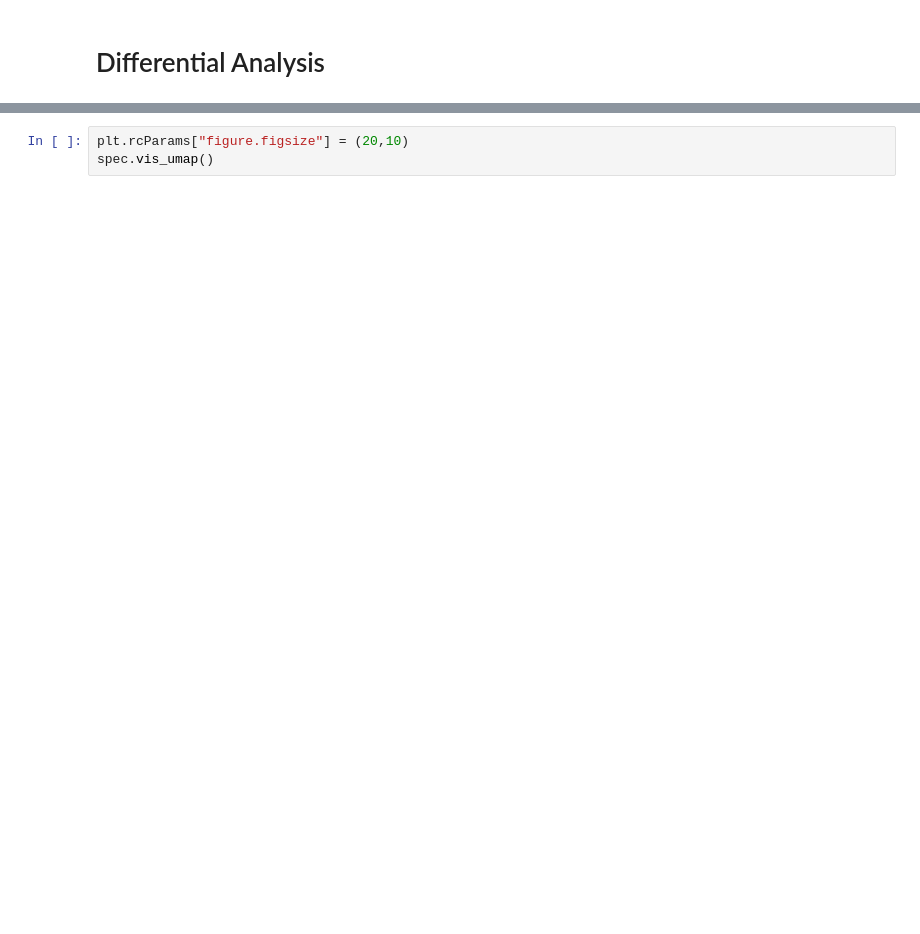
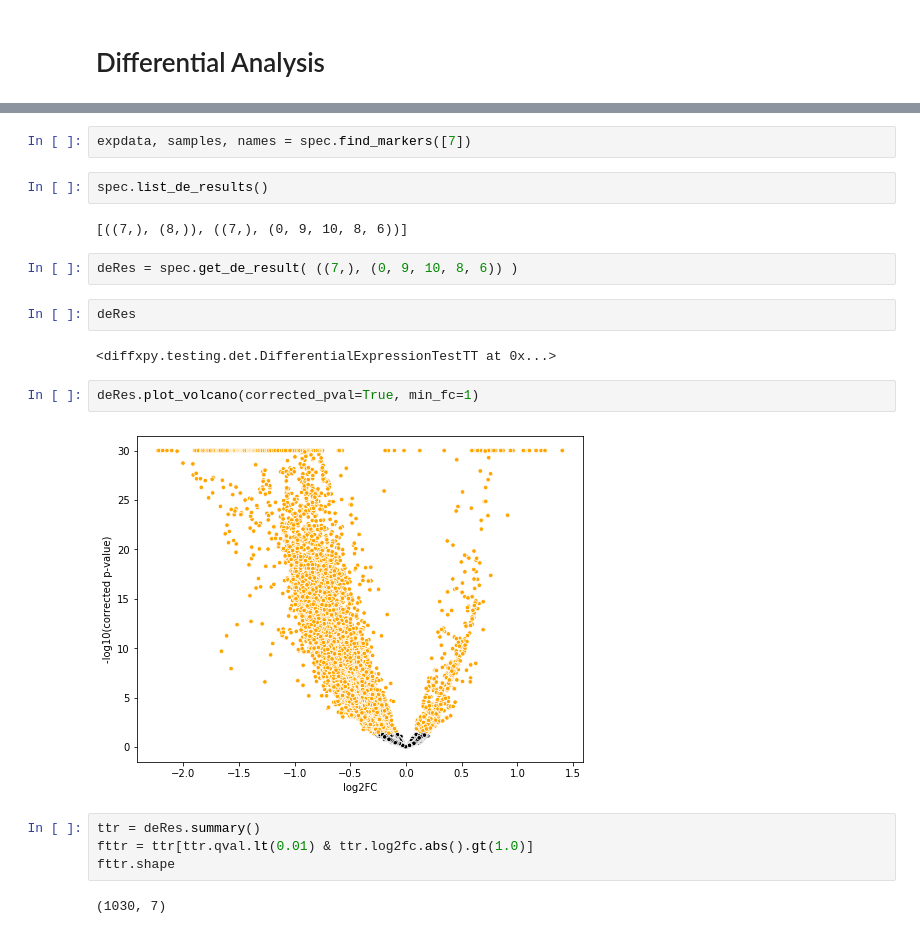
Before and after one commit to mjoppich/pIMZ, a Jupyter notebook: examples/IMZML_process.ipynb, the cells around one changed output, grey strips where cells are left out. Cells and saved outputs as stored; diff of their text form; blank space fills up the shorter version.

Commit message:
add DE analysis using diffxpy

```diff
--- a/examples/IMZML_process.ipynb
+++ b/examples/IMZML_process.ipynb
@@ -224,3 +151,22 @@ a=dbst.mean_diff.plot()
-# %%
-plt.rcParams["figure.figsize"] = (20,10)
-spec.vis_umap()
+# %%
+expdata, samples, names = spec.find_markers([7])
+# %%
+spec.list_de_results()
+# %% [output]
+[((7,), (8,)), ((7,), (0, 9, 10, 8, 6))]
+# %%
+deRes = spec.get_de_result( ((7,), (0, 9, 10, 8, 6)) )
+# %%
+deRes
+# %% [output]
+<diffxpy.testing.det.DifferentialExpressionTestTT at 0x...>
+# %%
+deRes.plot_volcano(corrected_pval=True, min_fc=1)
+# %% [output]
+[figure, added]
+# %%
+ttr = deRes.summary()
+fttr = ttr[ttr.qval.lt(0.01) & ttr.log2fc.abs().gt(1.0)]
+fttr.shape
+# %% [output]
+(1030, 7)
```
Also changed, not shown: parts of 19 cells of this notebook, 1 other file.
